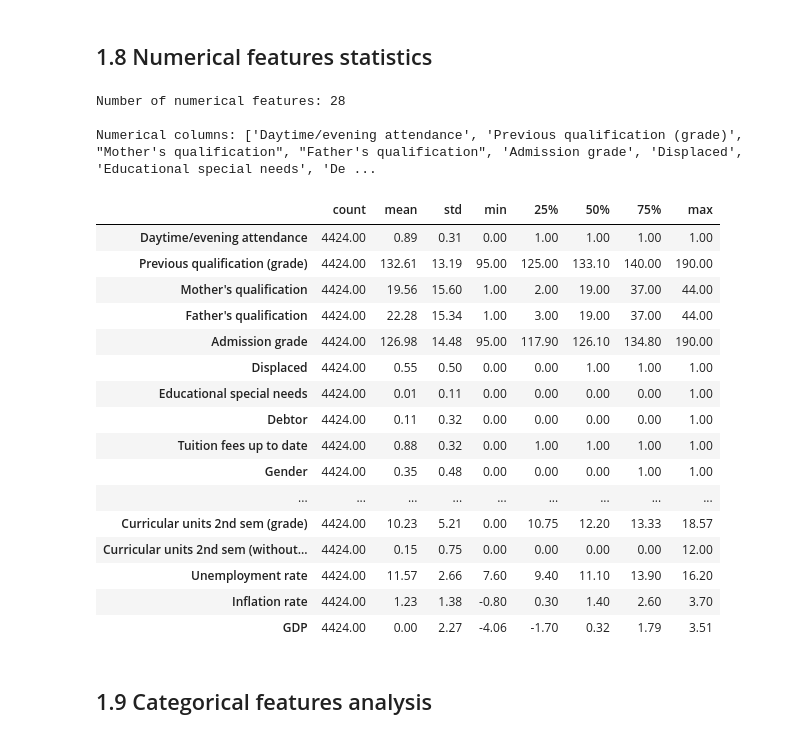
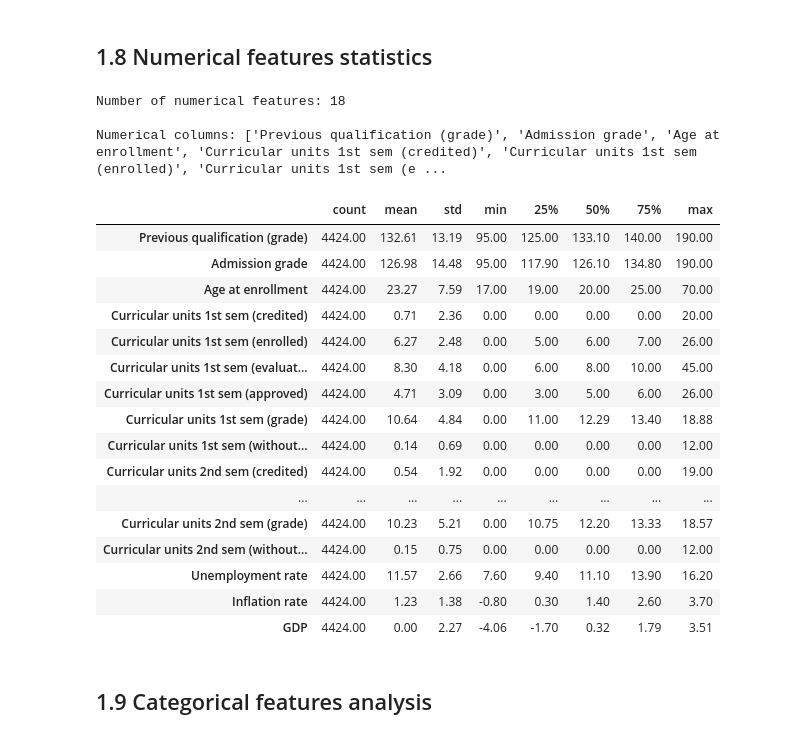
Before and after one commit to adrienKoumgangT/student-dropout-classifier, a Jupyter notebook: notebooks/01_initial_exploration.ipynb, the cells around one changed output. Saved outputs shown, nothing was run; the diff lists cells and outputs as text; code cells hidden in the pictures.

```diff
--- a/notebooks/01_initial_exploration.ipynb
+++ b/notebooks/01_initial_exploration.ipynb
@@ -259,27 +259,27 @@ Duplicate rows (0):
 ## 1.8 Numerical features statistics
 # %%
 # Select numerical columns
-numerical_cols = df.select_dtypes(include=['int64', 'float64']).columns.tolist()
+numerical_cols = df.select_dtypes(include=['float64']).columns.tolist()
 print(f"Number of numerical features: {len(numerical_cols)}")
 print(f"\nNumerical columns: {numerical_cols}")
 
 # Display statistics
 df[numerical_cols].describe().T
 # %% [output]
-Number of numerical features: 28
+Number of numerical features: 18
 
-Numerical columns: ['Daytime/evening attendance', 'Previous qualification (grade)', "Mother's qualification", "Father's qualification", 'Admission grade', 'Displaced', 'Educational special needs', 'De ...
+Numerical columns: ['Previous qualification (grade)', 'Admission grade', 'Age at enrollment', 'Curricular units 1st sem (credited)', 'Curricular units 1st sem (enrolled)', 'Curricular units 1st sem (e ...
 |  | count | mean | std | min | 25% | 50% | 75% | max |
-| Daytime/evening attendance | 4424.00 | 0.89 | 0.31 | 0.00 | 1.00 | 1.00 | 1.00 | 1.00 |
 | Previous qualification (grade) | 4424.00 | 132.61 | 13.19 | 95.00 | 125.00 | 133.10 | 140.00 | 190.00 |
-| Mother's qualification | 4424.00 | 19.56 | 15.60 | 1.00 | 2.00 | 19.00 | 37.00 | 44.00 |
-| Father's qualification | 4424.00 | 22.28 | 15.34 | 1.00 | 3.00 | 19.00 | 37.00 | 44.00 |
 | Admission grade | 4424.00 | 126.98 | 14.48 | 95.00 | 117.90 | 126.10 | 134.80 | 190.00 |
-| Displaced | 4424.00 | 0.55 | 0.50 | 0.00 | 0.00 | 1.00 | 1.00 | 1.00 |
-| Educational special needs | 4424.00 | 0.01 | 0.11 | 0.00 | 0.00 | 0.00 | 0.00 | 1.00 |
-| Debtor | 4424.00 | 0.11 | 0.32 | 0.00 | 0.00 | 0.00 | 0.00 | 1.00 |
-| Tuition fees up to date | 4424.00 | 0.88 | 0.32 | 0.00 | 1.00 | 1.00 | 1.00 | 1.00 |
-| Gender | 4424.00 | 0.35 | 0.48 | 0.00 | 0.00 | 0.00 | 1.00 | 1.00 |
+| Age at enrollment | 4424.00 | 23.27 | 7.59 | 17.00 | 19.00 | 20.00 | 25.00 | 70.00 |
+| Curricular units 1st sem (credited) | 4424.00 | 0.71 | 2.36 | 0.00 | 0.00 | 0.00 | 0.00 | 20.00 |
+| Curricular units 1st sem (enrolled) | 4424.00 | 6.27 | 2.48 | 0.00 | 5.00 | 6.00 | 7.00 | 26.00 |
+| Curricular units 1st sem (evaluat... | 4424.00 | 8.30 | 4.18 | 0.00 | 6.00 | 8.00 | 10.00 | 45.00 |
+| Curricular units 1st sem (approved) | 4424.00 | 4.71 | 3.09 | 0.00 | 3.00 | 5.00 | 6.00 | 26.00 |
+| Curricular units 1st sem (grade) | 4424.00 | 10.64 | 4.84 | 0.00 | 11.00 | 12.29 | 13.40 | 18.88 |
+| Curricular units 1st sem (without... | 4424.00 | 0.14 | 0.69 | 0.00 | 0.00 | 0.00 | 0.00 | 12.00 |
+| Curricular units 2nd sem (credited) | 4424.00 | 0.54 | 1.92 | 0.00 | 0.00 | 0.00 | 0.00 | 19.00 |
 | ... | ... | ... | ... | ... | ... | ... | ... | ... |
 | Curricular units 2nd sem (grade) | 4424.00 | 10.23 | 5.21 | 0.00 | 10.75 | 12.20 | 13.33 | 18.57 |
 | Curricular units 2nd sem (without... | 4424.00 | 0.15 | 0.75 | 0.00 | 0.00 | 0.00 | 0.00 | 12.00 |
```
Also changed, not shown: parts of 3 cells of this notebook, 1 other file.
